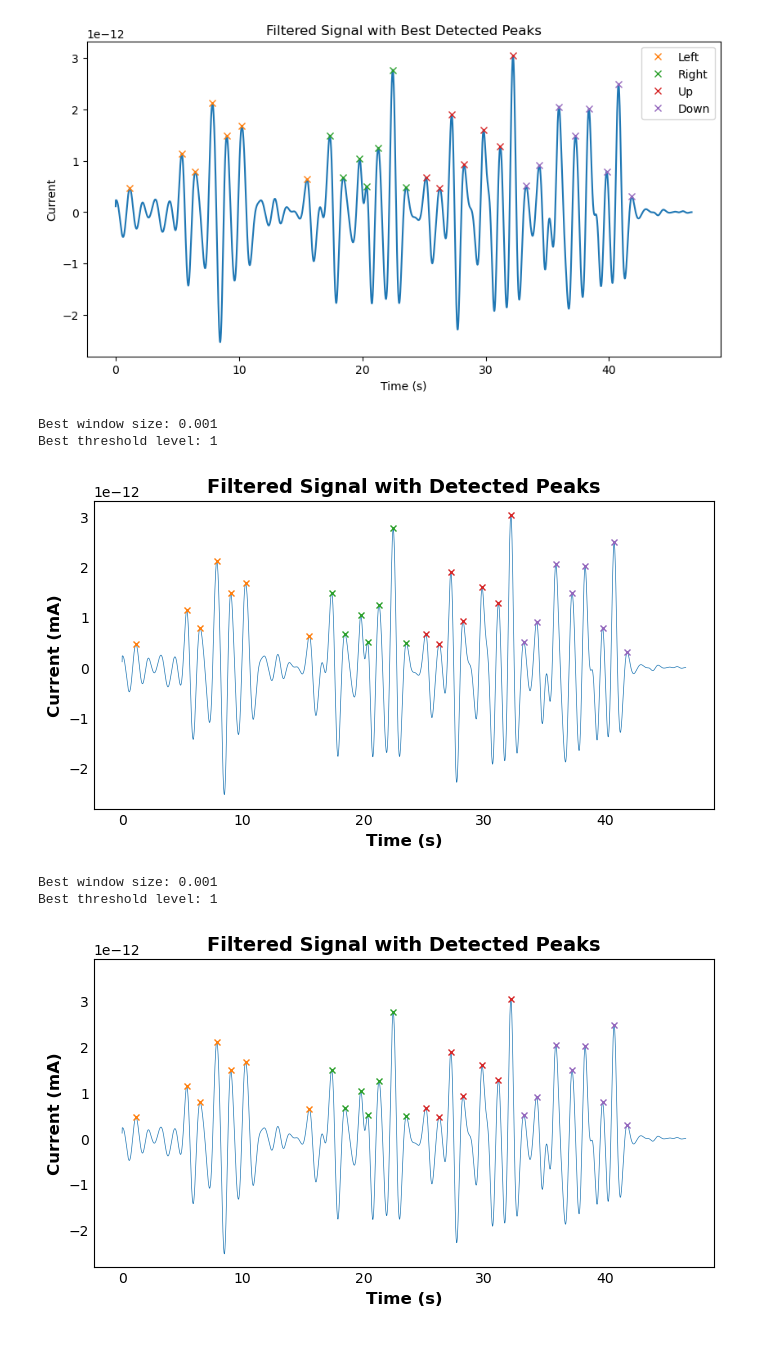
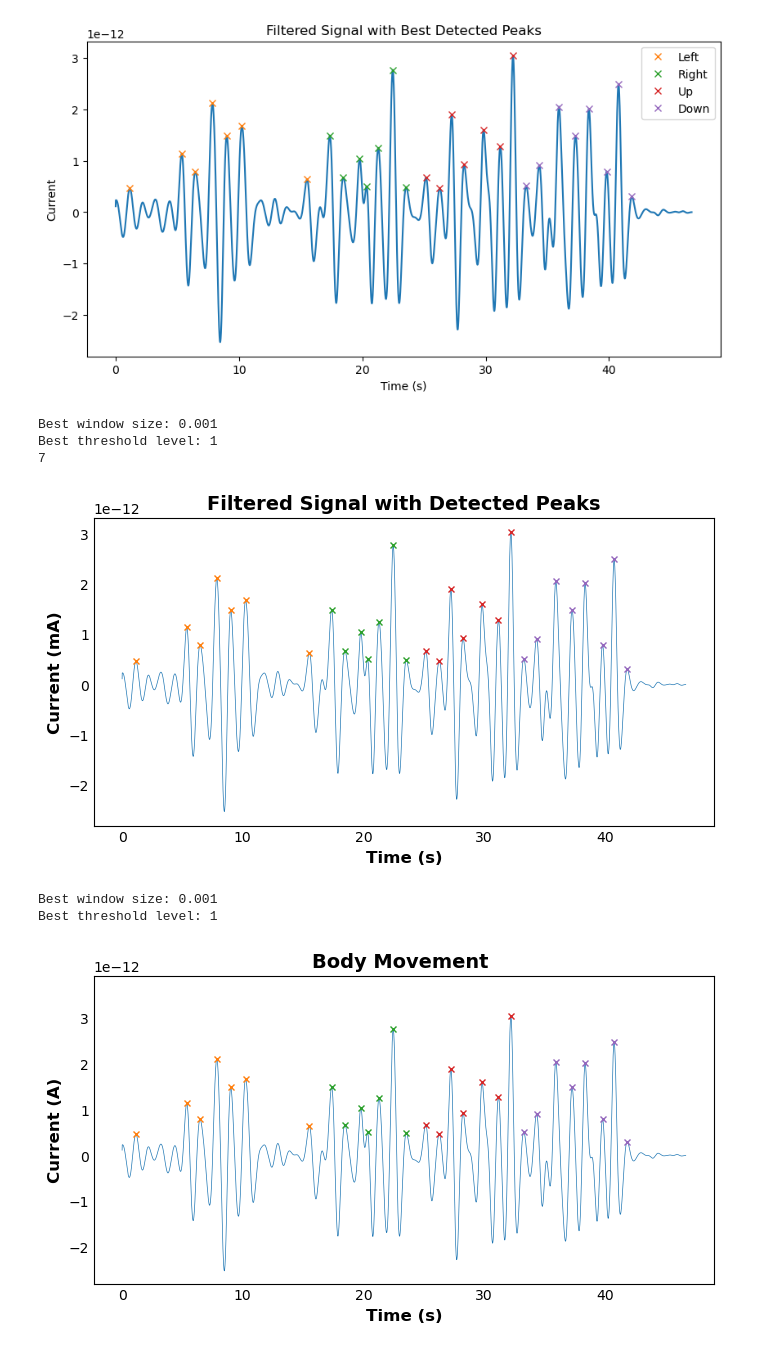
Before and after one commit to shreeshkarjagi/Senior-Capstone, a Jupyter notebook: simple signal processing .ipynb, the cells around one changed output. Saved outputs shown, nothing was run; the diff lists cells and outputs as text; code cells hidden in the pictures.

```diff
--- a/simple signal processing .ipynb
+++ b/simple signal processing .ipynb
@@ -77,7 +78,7 @@ for window in window_sizes:
     for threshold in threshold_levels:
         # Find peaks in the filtered signal above the threshold, with minimum distance of 1 window length
         min_dist = int(window * fs)
-        peaks, properties = find_peaks(second_derivative, height=threshold * baseline, distance=min_dist)
+        peaks, properties = find_peaks(second_derivative, height=threshold * baseline, distance=min_dist, width=0.1)
 
         # Calculate performance score as number of peaks detected
         score = len(peaks)
@@ -154,7 +155,7 @@ left_peaks = best_peaks[:num_peaks_per_movement]
 right_peaks = best_peaks[num_peaks_per_movement:num_peaks_per_movement*2]
 up_peaks = best_peaks[num_peaks_per_movement*2:num_peaks_per_movement*3]
 down_peaks = best_peaks[num_peaks_per_movement*3:]
-
+# print(num_peaks_per_movement)
 # Plot best detected peaks on top of filtered signal
 plt.figure(figsize=(8, 4))
 plt.plot(data['Time'], second_derivative, linewidth=0.5)
@@ -170,6 +171,7 @@ plt.show()
 # %% [output]
 Best window size: 0.001
 Best threshold level: 1
+7
 [figure]
 # %%
 # Define range of window sizes and threshold levels to try
@@ -201,33 +203,33 @@ for window in window_sizes:
 
 # Print best window and threshold values
 print('Best window size:', best_window)
 print('Best threshold level:', best_threshold)
 
 # Group peaks into left, right, up, and down movements
 num_peaks_per_movement = len(best_peaks) // 4
 left_peaks = best_peaks[:num_peaks_per_movement]
 right_peaks = best_peaks[num_peaks_per_movement:num_peaks_per_movement*2]
 up_peaks = best_peaks[num_peaks_per_movement*2:num_peaks_per_movement*3]
 down_peaks = best_peaks[num_peaks_per_movement*3:]
 
 # Plot best detected peaks on top of filtered signal
 plt.figure(figsize=(8, 4), facecolor='none')
 plt.plot(data['Time'], second_derivative, linewidth=0.5)
 plt.plot(data['Time'][left_peaks], second_derivative[left_peaks], 'x', markersize=5, label='Left')
 plt.plot(data['Time'][right_peaks], second_derivative[right_peaks], 'x', markersize=5, label='Right')
 plt.plot(data['Time'][up_peaks], second_derivative[up_peaks], 'x', markersize=5, label='Up')
 plt.plot(data['Time'][down_peaks], second_derivative[down_peaks], 'x', markersize=5, label='Down')
-plt.title('Filtered Signal with Detected Peaks', fontsize=14, fontweight='bold')
+plt.title('Body Movement ', fontsize=14, fontweight='bold')
 plt.xlabel('Time (s)', fontsize=12, fontweight='bold')
-plt.ylabel('Current (mA)', fontsize=12, fontweight='bold')
+plt.ylabel('Current (A)', fontsize=12, fontweight='bold')
 plt.tick_params(axis='both', which='both', length=0)
 
 # Set y-limits to include more space at the top
 ylim = plt.ylim()
 plt.ylim(ylim[0], ylim[1] + 0.1*(ylim[1]-ylim[0]))
 
 plt.show()
 # %% [output]
 Best window size: 0.001
 Best threshold level: 1
-[figure, old version]
+[figure, new version]
```
Also changed, not shown: parts of 5 cells of this notebook, 12 other files.
